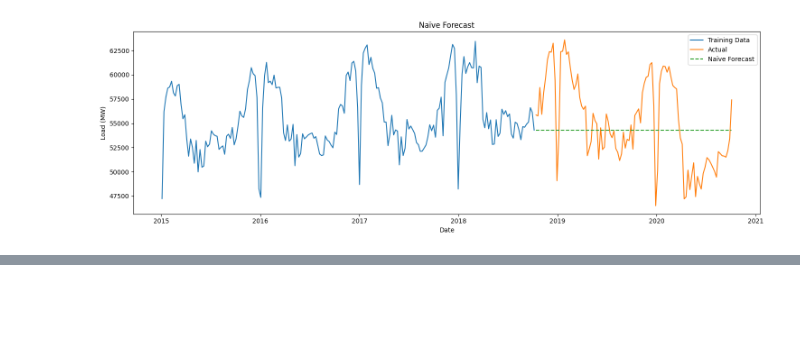
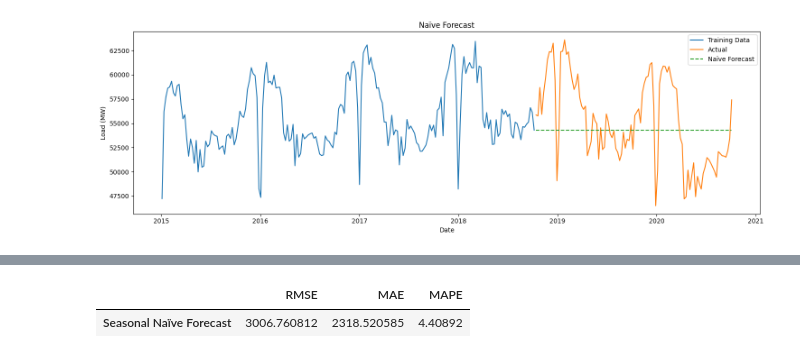
Before and after one commit to dekshinaudayan/german-electricity-demand-forecasting, a Jupyter notebook: notebooks/03_Benchmark_Models.ipynb, the cells around one changed output, grey strips where cells are left out. Cells and saved outputs as stored; diff of their text form; code cells hidden in the pictures; blank space fills up the shorter version.

```diff
--- a/notebooks/03_Benchmark_Models.ipynb
+++ b/notebooks/03_Benchmark_Models.ipynb
@@ -325,0 +330,34 @@ plt.show()
+# %%
+# Define seasonal period (52 weeks)
+
+season_length = 52
+
+# Generate Seasonal Naïve Forecast
+
+seasonal_naive_forecast = train["load"].iloc[-season_length:].values
+
+seasonal_naive_forecast = np.tile(
+    seasonal_naive_forecast,
+    int(np.ceil(forecast_horizon / season_length))
+)
+
+seasonal_naive_forecast = seasonal_naive_forecast[:forecast_horizon]
+
+# Evaluate forecast performance
+
+seasonal_naive_metrics = evaluate_forecast(
+    test["load"],
+    seasonal_naive_forecast
+)
+
+# Display evaluation metrics
+
+seasonal_naive_results = pd.DataFrame(
+    [seasonal_naive_metrics],
+    index=["Seasonal Naïve Forecast"]
+)
+
+display(seasonal_naive_results)
+# %% [output]
+|  | RMSE | MAE | MAPE |
+| Seasonal Naïve Forecast | 3006.760812 | 2318.520585 | 4.40892 |
```
Also changed, not shown: parts of 3 cells of this notebook.
